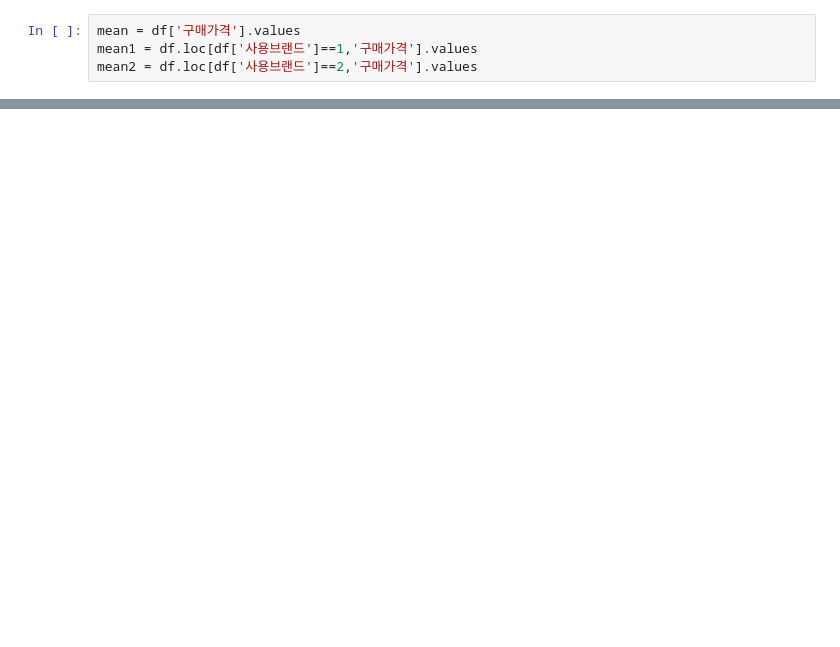
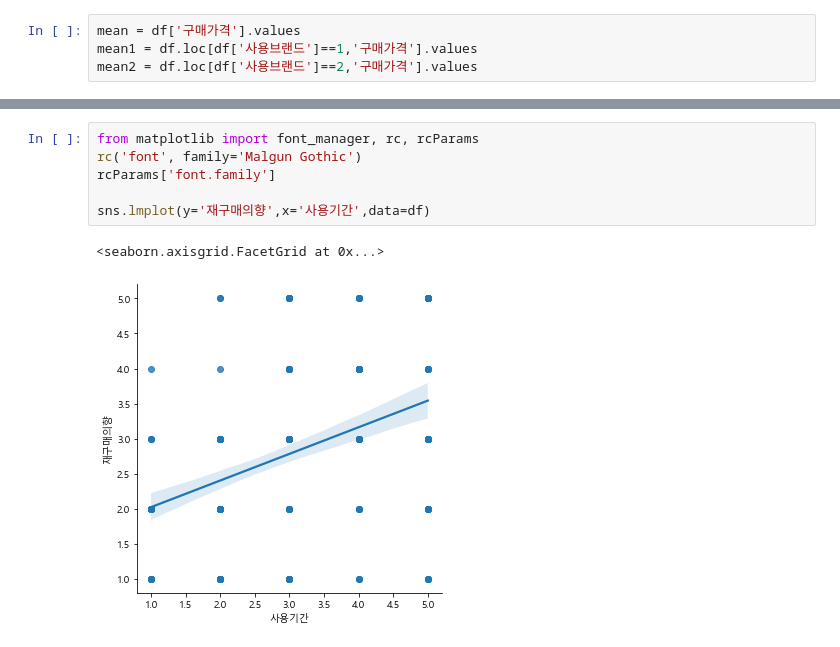
Before and after one commit to powpoww/TIL, a Jupyter notebook: 수업/3_파이썬으로텍스트분석/04.통계기초_실습.ipynb, the cells around one changed output, grey strips where cells are left out. Drawn from its saved outputs; the diff is of its cells as text; blank space fills up the shorter version.

```diff
--- a/수업/3_파이썬으로텍스트분석/04.통계기초_실습.ipynb
+++ b/수업/3_파이썬으로텍스트분석/04.통계기초_실습.ipynb
@@ -162,0 +382,9 @@ Ttest_indResult(statistic=-9.2004623883404, pvalue=3.598124628532717e-17)
+# %%
+from matplotlib import font_manager, rc, rcParams
+rc('font', family='Malgun Gothic')
+rcParams['font.family']
+
+sns.lmplot(y='재구매의향',x='사용기간',data=df)
+# %% [output]
+<seaborn.axisgrid.FacetGrid at 0x...>
+[figure, added]
```
Also changed, not shown: parts of 33 cells of this notebook, 3 other files.
